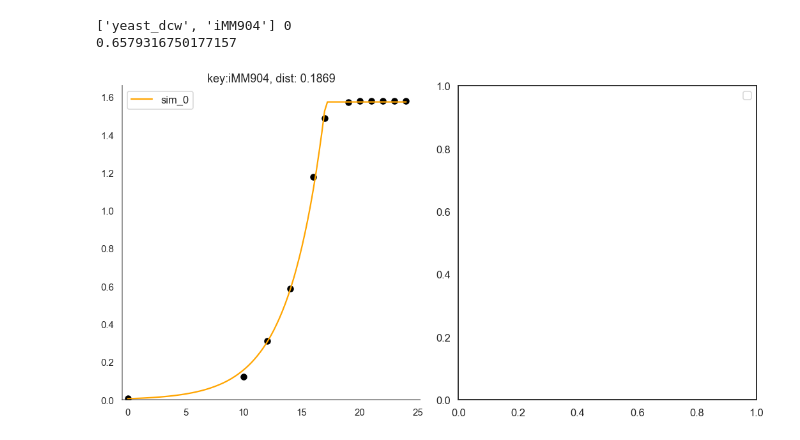
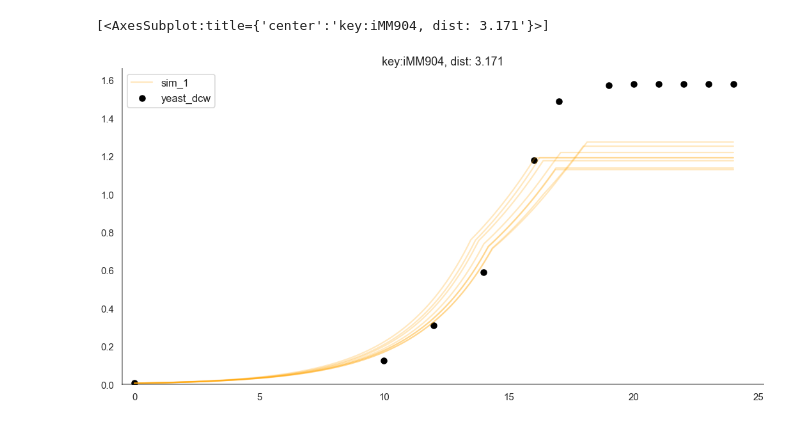
Before and after one commit to behzadk/ParaGEM, a Jupyter notebook: bk_comms/particle_visalisation.ipynb, the cells around one changed output. Cells and saved outputs as stored; diff of their text form; code cells hidden in the pictures.

```diff
--- a/bk_comms/particle_visalisation.ipynb
+++ b/bk_comms/particle_visalisation.ipynb
@@ -190,17 +237,16 @@ def generate_particle_parameter_df(particles):
 
 # x = generate_particle_parameter_df(filtered_particles)
 # %%
-experiment_dir = '../output/exp_lactis_iMM904_coculture_ga_fit/'
-epsilon = [100.0, 0.25]
+experiment_dir = './output/exp_lactis_iMM904_coculture_ga_fit/'
+epsilon = [100.0, 0.1]
 
 # experiment_dir = '../output/exp_yeast_ga_fit/'
 
 # experiment_dir = '../output/exp_lactis_ga_fit/'
 # epsilon = [0.01]
 
-experiment_dir = '../output/exp_iMM904_ga_fit/'
-epsilon = [1.5]
-
+# experiment_dir = './output/exp_iMM904_ga_fit/'
+# epsilon = [1.5]
 
 repeat_prefix = 'run_'
 run_dirs = get_experiment_repeat_directories(experiment_dir, repeat_prefix)
@@ -208,5 +254,4 @@ particles = load_all_particles(run_dirs)
 filtered_particles = filter_particles_by_distance(particles, epsilon=epsilon)
 print(len(filtered_particles))
 print(dir(filtered_particles[-1]))
-print(filtered_particles[-1].k_vals)
 # %% [output]
@@ -228,0 +276,15 @@ print(filtered_particles[-1].k_vals)
+# %%
+exp_sol_keys = [
+    ["yeast_dcw", "iMM904"],
+    ["lactis_yeast_dcw", "L_lactis_fbc_delGLUSx_delGLUSy"],
+]
+
+# exp_sol_keys = [
+#     ["yeast_dcw", "iMM904"],
+# #     ["lactis_yeast_dcw", "L_lactis_fbc"],
+# ]
+
+exp_data = pd.read_csv("./experimental_data/Figure1B_fake_data.csv")
+
+plot_particle_and_data(particle=filtered_particles[0], exp_data_df=exp_data,
+                       exp_t_key='time', exp_sol_keys=exp_sol_keys, subplots_shape=[1, 2])
@@ -243,19 +308,11 @@ AttributeError: 'Population' object has no attribute 'model'
 # %%
-# exp_sol_keys = [
-# #     ["yeast_dcw", "iMM904"],
-#     ["lactis_dcw", "L_lactis_fbc"],
-# ]
-
 exp_sol_keys = [
     ["yeast_dcw", "iMM904"],
-#     ["lactis_yeast_dcw", "L_lactis_fbc"],
+    # ["lactis_yeast_dcw", "L_lactis_fbc_delGLUSx_delGLUSy"],
 ]
 
-exp_data = pd.read_csv("../experimental_data/Figure1B_fake_data.csv")
-
-plot_particle_and_data(particle=filtered_particles[0], exp_data_df=exp_data,
-                       exp_t_key='time', exp_sol_keys=exp_sol_keys, subplots_shape=[1, 2])
+plot_all_particles(particles=filtered_particles[0:100], exp_data_df=exp_data, exp_t_key='time',
+                   exp_sol_keys=exp_sol_keys, subplots_shape=[1, 1], plot_experimental_data=True)
 # %% [output]
-['yeast_dcw', 'iMM904'] 0
-0.6579316750177157
+[<AxesSubplot:title={'center':'key:iMM904, dist: 3.171'}>]
-[figure, old version]
+[figure, new version]
```
Also changed, not shown: parts of 20 cells of this notebook, 2 other files.
